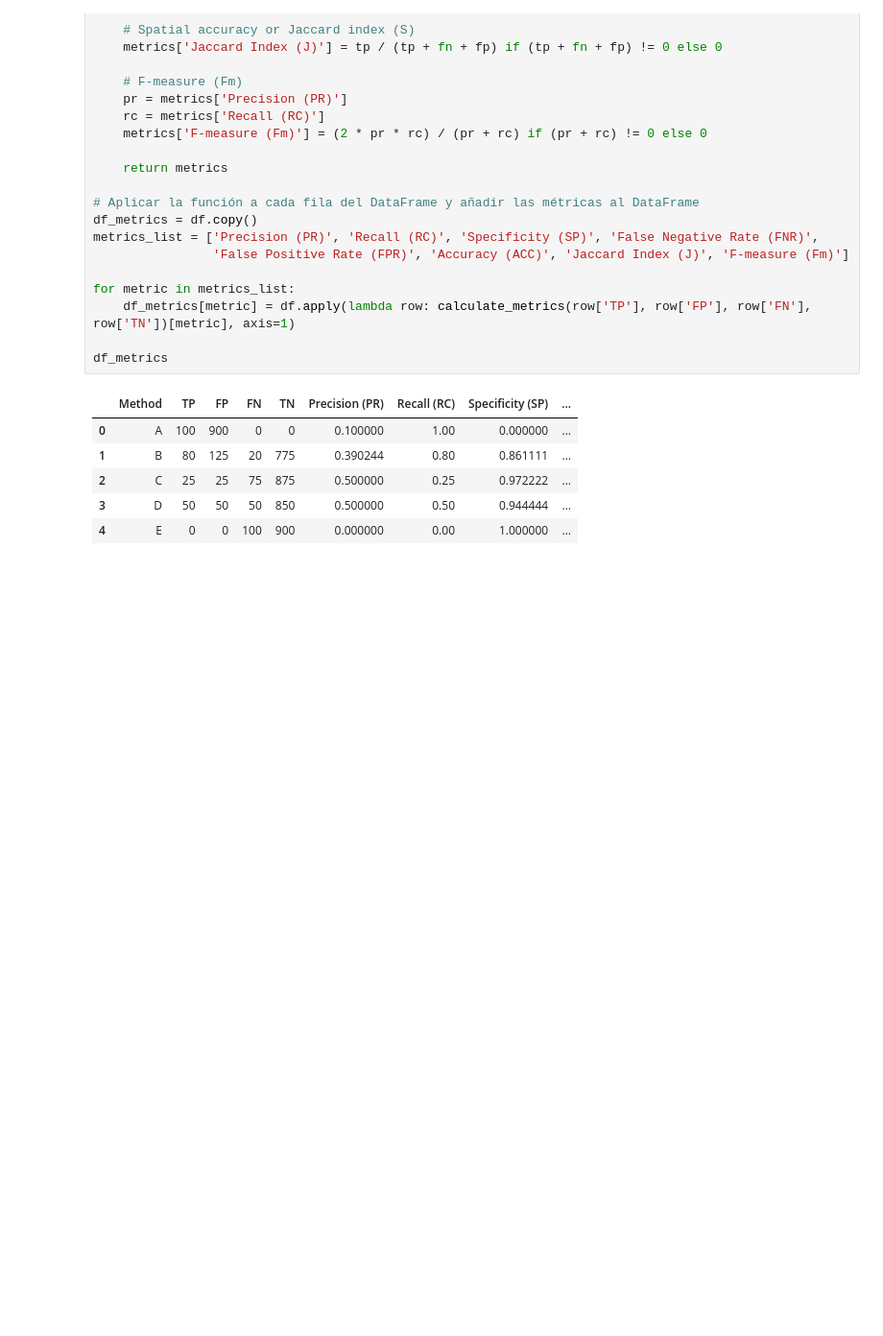
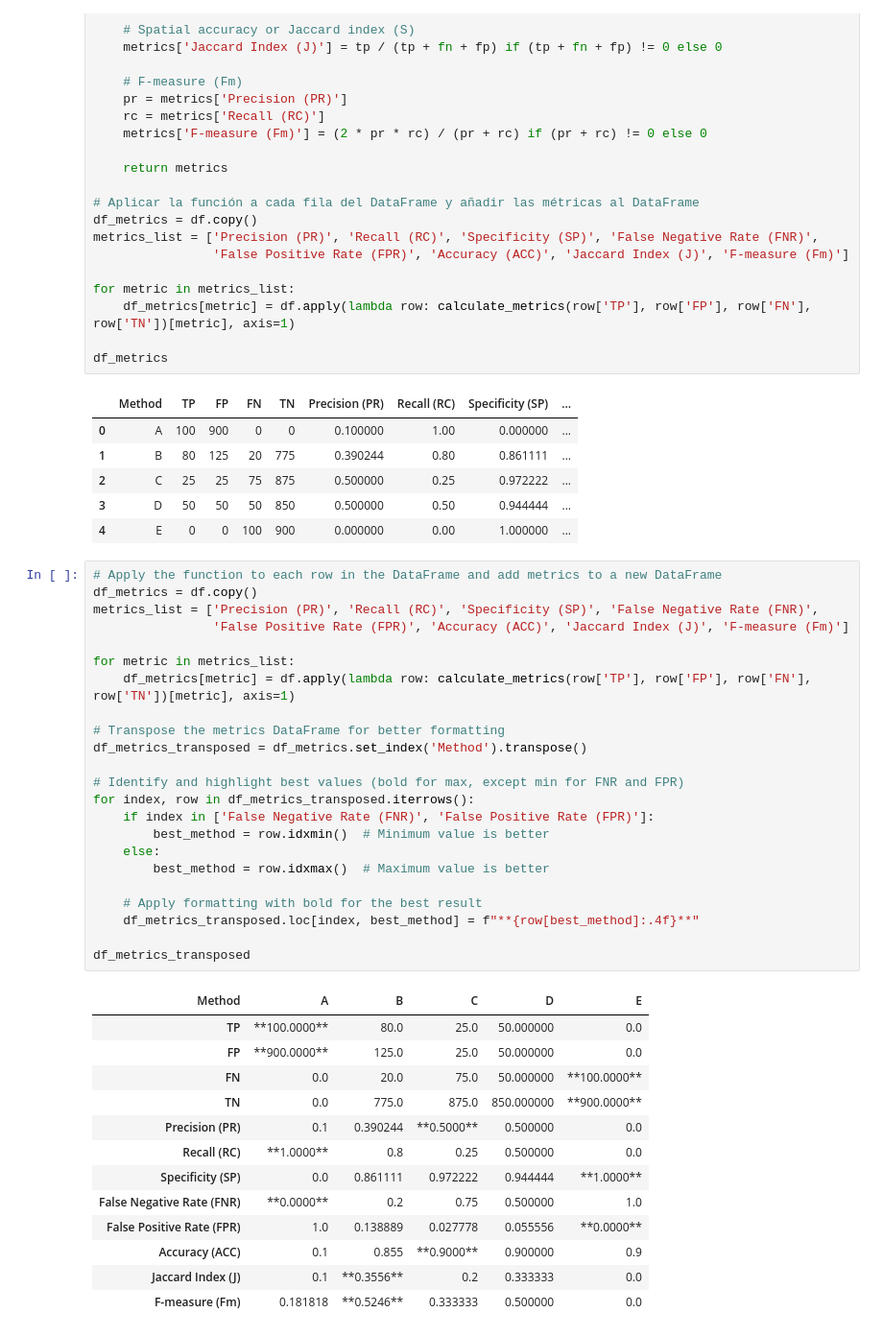
Before and after one commit to martacuevasr/Lab2_Computational_learning, a Jupyter notebook: taskA/Classification.ipynb, the cells around one changed output. Shown: that part at 96% size. Drawn from its saved outputs; the diff is of its cells as text; blank space fills up the shorter version.

Commit message:
tabla comparativa de resultados, graficos y tabla en latex

```diff
--- a/taskA/Classification.ipynb
+++ b/taskA/Classification.ipynb
@@ -87,3 +77,40 @@ df_metrics
 | 2 | C | 25 | 25 | 75 | 875 | 0.500000 | 0.25 | 0.972222 | ... |
 | 3 | D | 50 | 50 | 50 | 850 | 0.500000 | 0.50 | 0.944444 | ... |
 | 4 | E | 0 | 0 | 100 | 900 | 0.000000 | 0.00 | 1.000000 | ... |
+# %%
+# Apply the function to each row in the DataFrame and add metrics to a new DataFrame
+df_metrics = df.copy()
+metrics_list = ['Precision (PR)', 'Recall (RC)', 'Specificity (SP)', 'False Negative Rate (FNR)',
+                'False Positive Rate (FPR)', 'Accuracy (ACC)', 'Jaccard Index (J)', 'F-measure (Fm)']
+
+for metric in metrics_list:
+    df_metrics[metric] = df.apply(lambda row: calculate_metrics(row['TP'], row['FP'], row['FN'], row['TN'])[metric], axis=1)
+
+# Transpose the metrics DataFrame for better formatting
+df_metrics_transposed = df_metrics.set_index('Method').transpose()
+
+# Identify and highlight best values (bold for max, except min for FNR and FPR)
+for index, row in df_metrics_transposed.iterrows():
+    if index in ['False Negative Rate (FNR)', 'False Positive Rate (FPR)']:
+        best_method = row.idxmin()  # Minimum value is better
+    else:
+        best_method = row.idxmax()  # Maximum value is better
+
+    # Apply formatting with bold for the best result
+    df_metrics_transposed.loc[index, best_method] = f"**{row[best_method]:.4f}**"
+
+df_metrics_transposed
+# %% [output]
+| Method | A | B | C | D | E |
+| TP | **100.0000** | 80.0 | 25.0 | 50.000000 | 0.0 |
+| FP | **900.0000** | 125.0 | 25.0 | 50.000000 | 0.0 |
+| FN | 0.0 | 20.0 | 75.0 | 50.000000 | **100.0000** |
+| TN | 0.0 | 775.0 | 875.0 | 850.000000 | **900.0000** |
+| Precision (PR) | 0.1 | 0.390244 | **0.5000** | 0.500000 | 0.0 |
+| Recall (RC) | **1.0000** | 0.8 | 0.25 | 0.500000 | 0.0 |
+| Specificity (SP) | 0.0 | 0.861111 | 0.972222 | 0.944444 | **1.0000** |
+| False Negative Rate (FNR) | **0.0000** | 0.2 | 0.75 | 0.500000 | 1.0 |
+| False Positive Rate (FPR) | 1.0 | 0.138889 | 0.027778 | 0.055556 | **0.0000** |
+| Accuracy (ACC) | 0.1 | 0.855 | **0.9000** | 0.900000 | 0.9 |
+| Jaccard Index (J) | 0.1 | **0.3556** | 0.2 | 0.333333 | 0.0 |
+| F-measure (Fm) | 0.181818 | **0.5246** | 0.333333 | 0.500000 | 0.0 |
```
Also changed, not shown: parts of 7 cells of this notebook, 8 other files.
